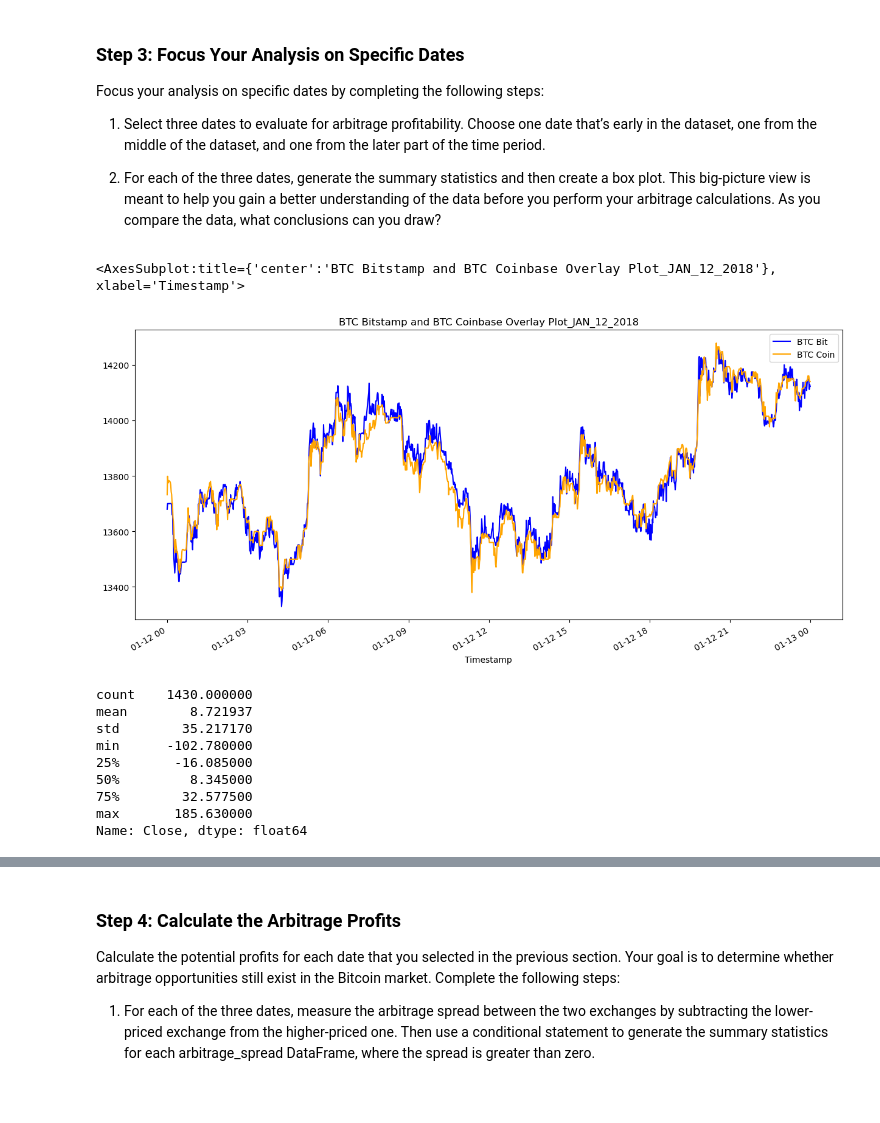
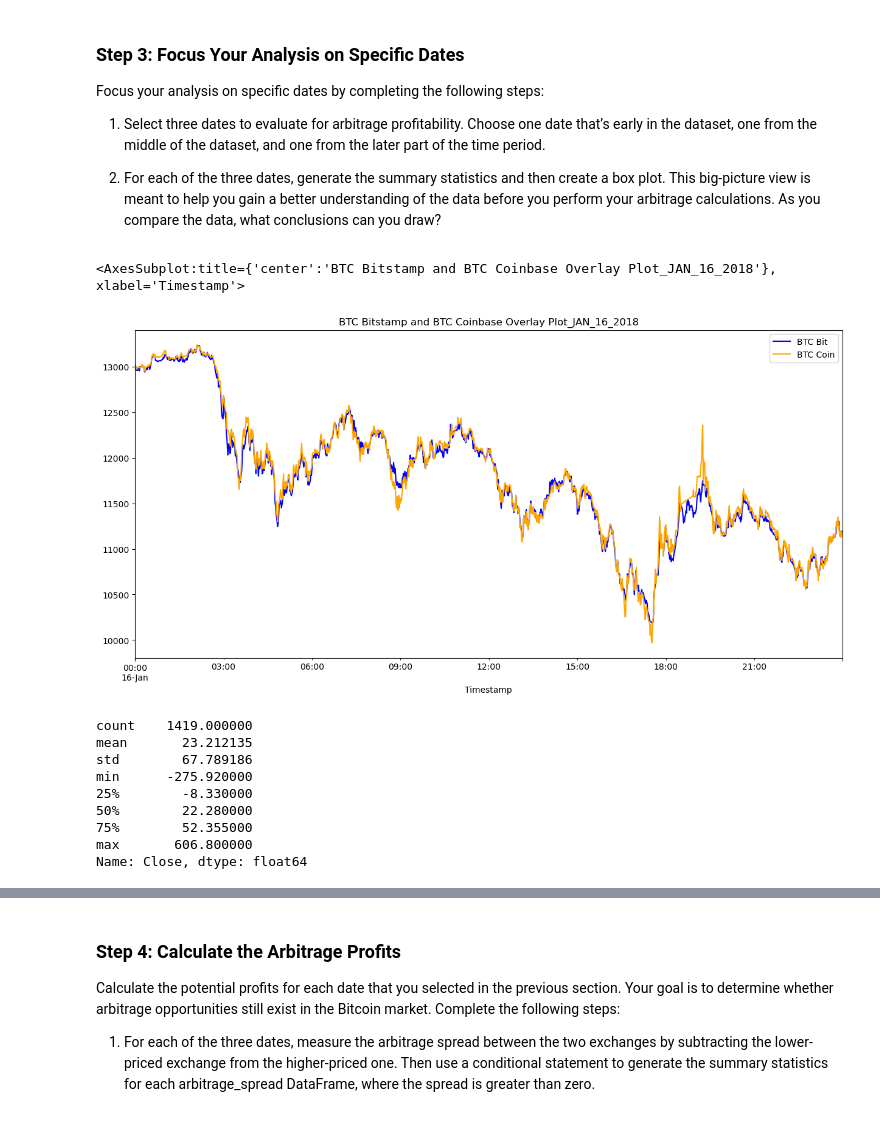
Before and after one commit to nielsdehaan1977/Fintech_Module3, a Jupyter notebook: crypto_arbitrage.ipynb, the cells around one changed output, grey strips where cells are left out. Drawn from its saved outputs; the diff is of its cells as text; code cells hidden in the pictures.

```diff
--- a/crypto_arbitrage.ipynb
+++ b/crypto_arbitrage.ipynb
@@ -327,27 +327,27 @@ Focus your analysis on specific dates by completing the following steps:
 # %%
 # Create an overlay plot that visualizes the two dataframes over a period of one day early in the dataset.
 # Be sure that the plots include the parameters `legend`, `figsize`, `title`, `color` and `label`
-bitstamp['Close'].loc["2018-01-12"].plot(legend=True, figsize=(15, 7), title="BTC Bitstamp and BTC Coinbase Overlay Plot_JAN_12_2018", color="blue", label="BTC Bit")
-coinbase['Close'].loc["2018-01-12"].plot(legend=True, figsize=(15, 7), color="orange", label="BTC Coin")
+bitstamp_sliced.loc["2018-01-16"].plot(legend=True, figsize=(15, 7), title="BTC Bitstamp and BTC Coinbase Overlay Plot_JAN_16_2018", color="blue", label="BTC Bit")
+coinbase_sliced.loc["2018-01-16"].plot(legend=True, figsize=(15, 7), color="orange", label="BTC Coin")
 # %% [output]
-<AxesSubplot:title={'center':'BTC Bitstamp and BTC Coinbase Overlay Plot_JAN_12_2018'}, xlabel='Timestamp'>
+<AxesSubplot:title={'center':'BTC Bitstamp and BTC Coinbase Overlay Plot_JAN_16_2018'}, xlabel='Timestamp'>
-[figure, old version]
+[figure, new version]
 # %%
 # Using the early date that you have selected, calculate the arbitrage spread
 # by subtracting the bitstamp lower closing prices from the coinbase higher closing prices
-arbitrage_spread_early = bitstamp["Close"].loc["2018-01-12"] - coinbase["Close"].loc["2018-01-12"]
+arbitrage_spread_early = coinbase_sliced.loc["2018-01-16"] - bitstamp_sliced.loc["2018-01-16"]
 
 # Generate summary statistics for the early DataFrame
 arbitrage_spread_early.describe()
 # %% [output]
-count    1430.000000
-mean        8.721937
-std        35.217170
-min      -102.780000
-25%       -16.085000
-50%         8.345000
-75%        32.577500
-max       185.630000
+count    1419.000000
+mean       23.212135
+std        67.789186
+min      -275.920000
+25%        -8.330000
+50%        22.280000
+75%        52.355000
+max       606.800000
 Name: Close, dtype: float64
 # %%
 # Visualize the arbitrage spread from early in the dataset in a box plot
```
Also changed, not shown: parts of 29 cells of this notebook.
